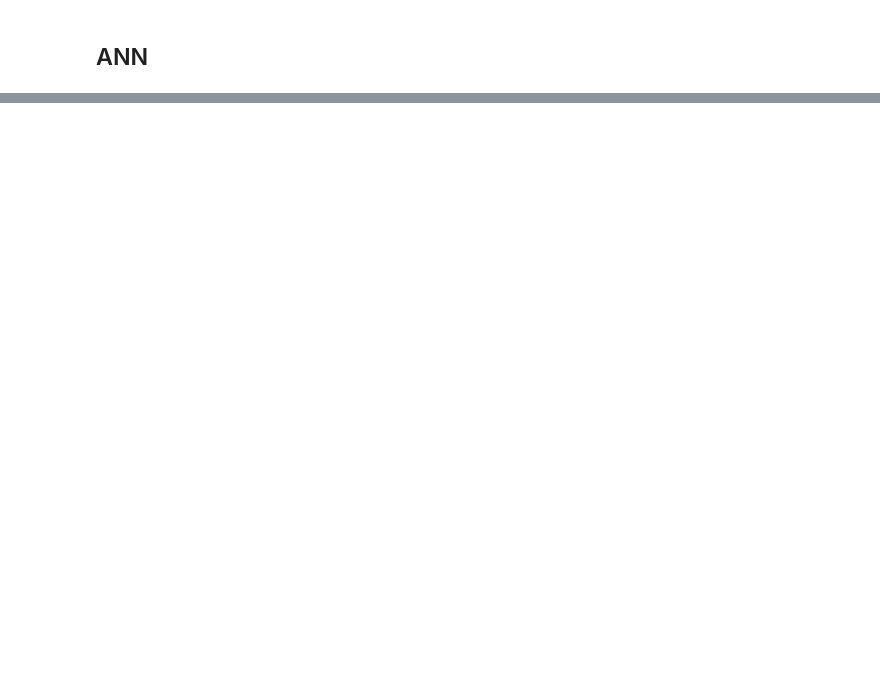
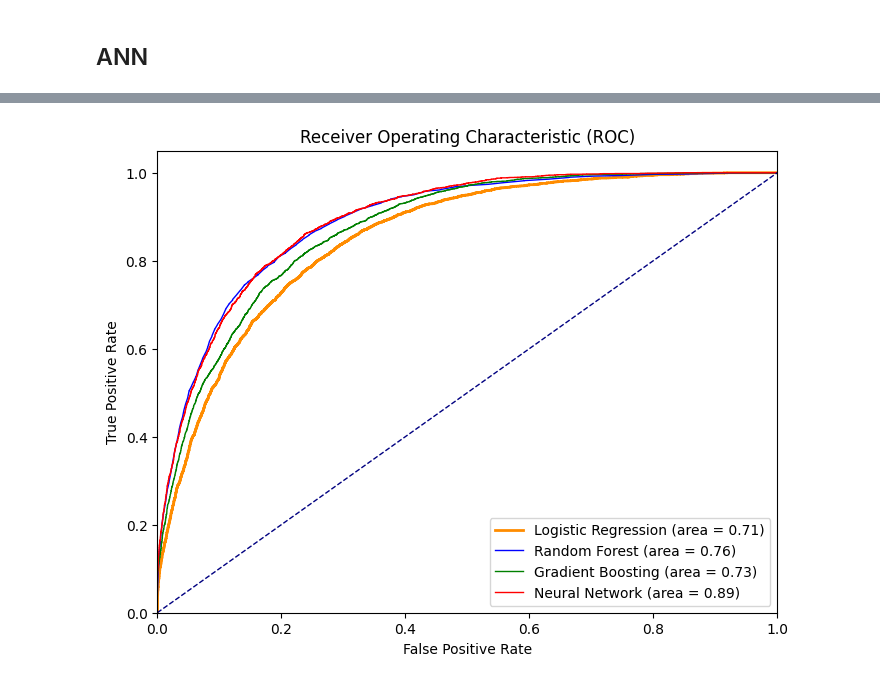
Before and after one commit to Augustin0412/projet_poster_M2, a Jupyter notebook: Python/Analyse1.ipynb, the cells around one changed output, grey strips where cells are left out. Cells and saved outputs as stored; diff of their text form; code cells hidden in the pictures; blank space fills up the shorter version.

```diff
--- a/Python/Analyse1.ipynb
+++ b/Python/Analyse1.ipynb
@@ -453,0 +466,33 @@ plt.show()
+# %%
+# Calculer la courbe ROC et l'AUC
+
+logit_roc_auc = roc_auc_score(y_test_l, logreg.predict(X_test_l))
+fpr_logreg, tpr_logreg, thresholds = roc_curve(y_test_l, logreg.predict_proba(X_test_l)[:,1])
+
+rf_roc_auc = roc_auc_score(y_test_r, rf.predict(X_test_r))
+fpr_rf, tpr_rf, thresholds = roc_curve(y_test_r, rf.predict_proba(X_test_r)[:,1])
+
+gb_roc_auc = roc_auc_score(y_test_gb, gb.predict(X_test_gb))
+fpr_gb, tpr_gb, thresholds = roc_curve(y_test_gb, gb.predict_proba(X_test_gb)[:,1])
+
+nn_roc_auc = roc_auc_score(y_test_deep, model.predict(X_test_deep))
+fpr_nn, tpr_nn, thresholds = metrics.roc_curve(y_test_deep[:,1],  model.predict(X_test_deep)[:,1])
+
+# nn_roc_auc = roc_auc_score(y_test_deep, model.predict(X_test_deep))
+# fpr_nn, tpr_nn, thresholds = roc_curve(y_test_deep[:,1], model.predict(X_test_deep)[:,1])
+
+# Afficher la courbe ROC avec l'AUC
+plt.figure(figsize=(8, 6))
+plt.plot(fpr_logreg, tpr_logreg, color='darkorange', lw=2, label='Logistic Regression (area = %0.2f)' % logit_roc_auc)
+plt.plot(fpr_rf, tpr_rf, color='blue', lw=1, label='Random Forest (area = %0.2f)' % rf_roc_auc)
+plt.plot(fpr_gb, tpr_gb, color='green', lw=1, label='Gradient Boosting (area = %0.2f)' % gb_roc_auc)
+plt.plot(fpr_nn, tpr_nn, color='red', lw=1, label='Neural Network (area = %0.2f)' % nn_roc_auc)
+plt.plot([0, 1], [0, 1], color='navy', lw=1, linestyle='--')
+plt.xlim([0.0, 1.0])
+plt.ylim([0.0, 1.05])
+plt.xlabel('False Positive Rate')
+plt.ylabel('True Positive Rate')
+plt.title('Receiver Operating Characteristic (ROC)')
+plt.legend(loc="lower right")
+plt.show()
+# %% [output]
@@ -453,0 +501 @@ plt.show()
+[figure, added]
```
Also changed, not shown: parts of 20 cells of this notebook, 7 other files.
